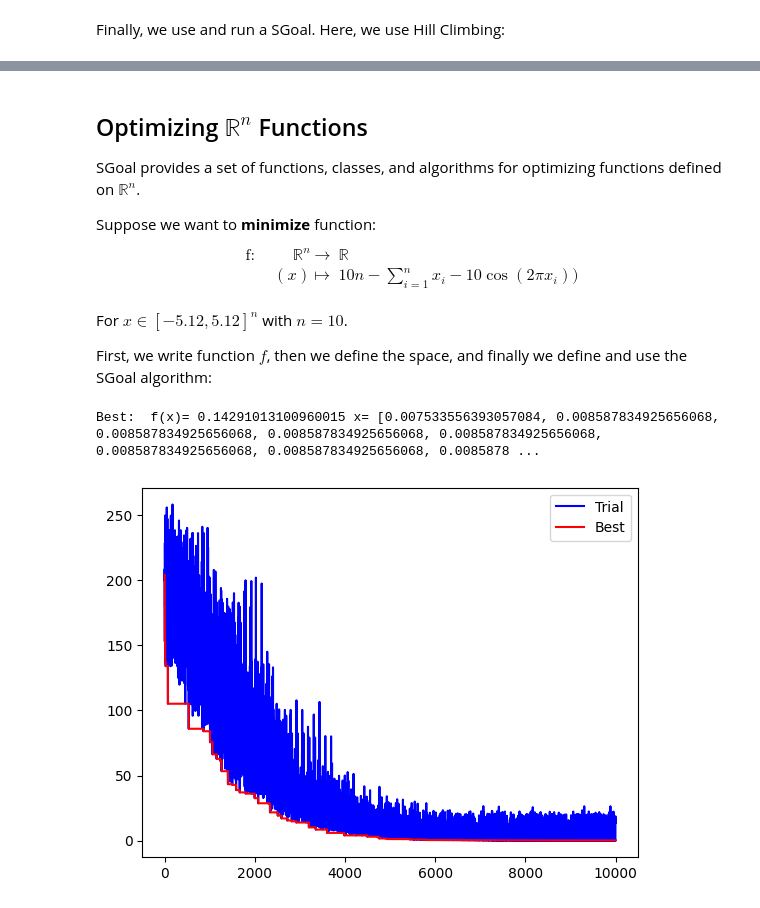
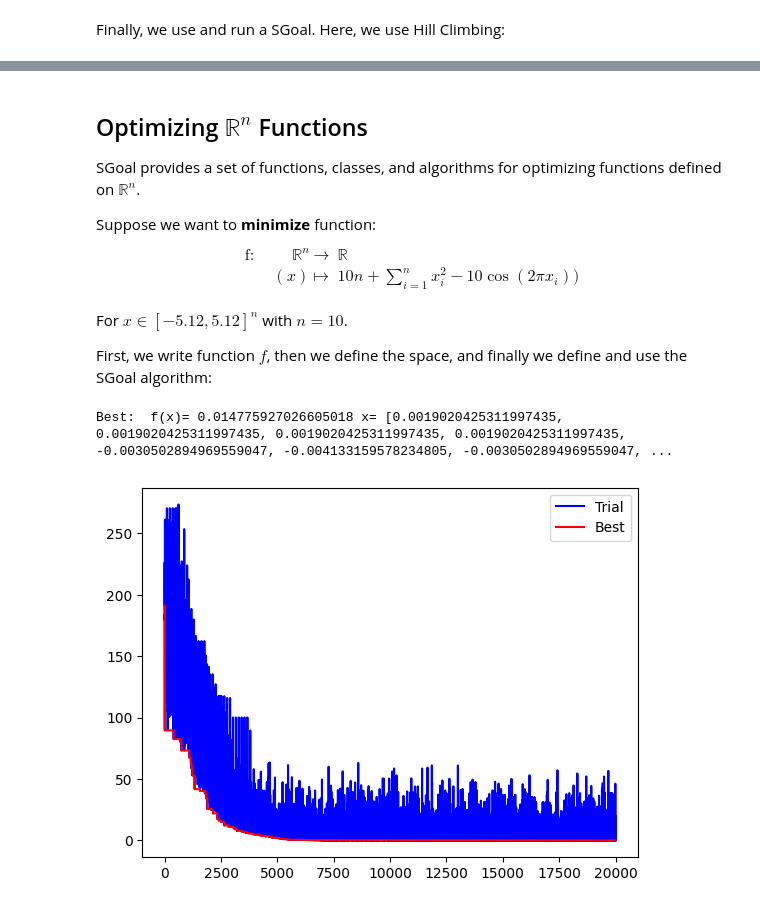
Before and after one commit to jgomezpe/sgoal, a Jupyter notebook: sgoal.ipynb, the cells around one changed output, grey strips where cells are left out. Cells and saved outputs as stored; diff of their text form; code cells hidden in the pictures.

```diff
--- a/sgoal.ipynb
+++ b/sgoal.ipynb
@@ -100,12 +100,12 @@ import numpy as np
 import matplotlib.pyplot as plt
 
 from sgoal.binary import Binary
-from sgoal.hc import BinaryHC
-from sgoal.chavela import BinaryCHAVELA
-from sgoal.ga import BinaryGGA
-from sgoal.ga import BinarySSGA
+from sgoal.binary import HC
+from sgoal.binary import CHAVELA
+from sgoal.binary import GGA
+from sgoal.binary import SSGA
+from sgoal.binary import RMHC
 from sgoal.gabo import GABO
-from sgoal.hc import RMHC
 from sgoal.gsc1 import GS1
 from sgoal.gsc1 import GSC1
 from sgoal.core import PROBLEM
@@ -124,7 +124,7 @@ PR = PROBLEM('max', sum, space, EVALS, TRACE)
 PR['optimum'] = opt  # Optimum value. We set it for testing purposes
 ########## 3. RUN SGOAL #########
 # Each one of the possible SGoals
-ALG = [BinaryHC, RMHC, GS1, GSC1, GABO, BinaryGGA, BinarySSGA, BinaryCHAVELA]
+ALG = [HC, RMHC, GS1, GSC1, GABO, GGA, SSGA, CHAVELA]
 K = 7 # SGoal to be tested (use a value between 0 and 7 to try other SGoals)
 alg = ALG[K](PR)
 results = run(alg)
@@ -227,7 +235,7 @@ Suppose we want to <b>minimize</b> function:
 \begin{equation*}
   \begin{array}{crll}
     \text{f: } & \mathbb{R}^{n} & \longrightarrow & \mathbb{R} \\
-      & (x) & \longmapsto & 10n-\sum_{i=1}^{n} x_i - 10\cos(2 \pi x_i))
+      & (x) & \longmapsto & 10n + \sum_{i=1}^{n} x_i^2 - 10\cos(2 \pi x_i))
       \\
   \end{array}
 \end{equation*}
@@ -239,14 +247,15 @@ from mpl_toolkits import mplot3d
 import numpy as np
 import matplotlib.pyplot as plt
 
-from sgoal.real import RealSpace
-from sgoal.hc import RealHC
-from sgoal.chavela import RealCHAVELA
-from sgoal.ga import RealGGA
-from sgoal.ga import RealSSGA
-from sgoal.es import RealR1_5
-from sgoal.real import RealSpace
+from sgoal.real import HyperCube
+from sgoal.real import HC
+from sgoal.real import CHAVELA
+from sgoal.real import GGA
+from sgoal.real import SSGA
+from sgoal.real import Rule1_5
+from sgoal.real import HyperCube
 from sgoal.core import PROBLEM
+from sgoal.core import run
 
 import math
 
@@ -254,38 +263,38 @@ import math
 def f( x ):
   s = 0.0
   for i in range(len(x)):
     s += x[i]*x[i] - 10.0*math.cos(2.0*math.pi*x[i])
   return 10.0*len(x) + s
 
 ########## 2. DEFINE SPACE #########
 D = 10 # Dimension
-space = RealSpace(-5.12, 5.12, D) # We define a D-dimensional hyperrectangle as Real vector space
-EVALS = 1000*D # Maximum number of function evaluations
+space = HyperCube(-5.12, 5.12, D) # We define a D-dimensional hyperrectangle as Real vector space
+EVALS = 2000*D # Maximum number of function evaluations
 TRACE = True # We want to trace the algorithm
 # Minimization problem (use 'max' for a maximization problem)
 problem = PROBLEM('min', f, space, EVALS, TRACE) # We define the optimization problem
 
 ########## 3. RUN SGOAL #########
 # Each one of the possible SGoals
-ALG = [RealHC, RealR1_5, RealGGA, RealSSGA, RealCHAVELA]
+ALG = [HC, Rule1_5, GGA, SSGA, CHAVELA]
 K = 4 # SGoal to be tested (use a value between 0 and 4 to try other SGoals)
 alg = ALG[K](problem)
 TRACE = True # We want to trace the algorithm
 results = run(alg)
 x = results['x'] # Best solution
 fx = results['f'] # Best function value
 print('Best:', ' f(x)=', fx, 'x=', x)
 # Since we set trace to True we can get some additional information
 y = alg['trace']['f'] # Value of the i-th function evaluation
 z = alg['trace']['best'] # Value of the best function evaluation up to the i-th evaluation
 idx = [i for i in range(len(y))] # Evaluation
 plt.plot(idx,y,label='Trial', color='blue')
 plt.plot(idx,z, label='Best', color='red')
 plt.legend()
 plt.show()
 # %% [output]
-Best:  f(x)= 0.14291013100960015 x= [0.007533556393057084, 0.008587834925656068, 0.008587834925656068, 0.008587834925656068, 0.008587834925656068, 0.008587834925656068, 0.008587834925656068, 0.0085878 ...
+Best:  f(x)= 0.014775927026605018 x= [0.0019020425311997435, 0.0019020425311997435, 0.0019020425311997435, 0.0019020425311997435, -0.0030502894969559047, -0.004133159578234805, -0.0030502894969559047, ...
-[figure, old version]
+[figure, new version]
 # %% [markdown]
 ### Testbed
 SGoal provides implementation of the following classical real functions  problems:
```
Also changed, not shown: parts of 12 cells of this notebook.
